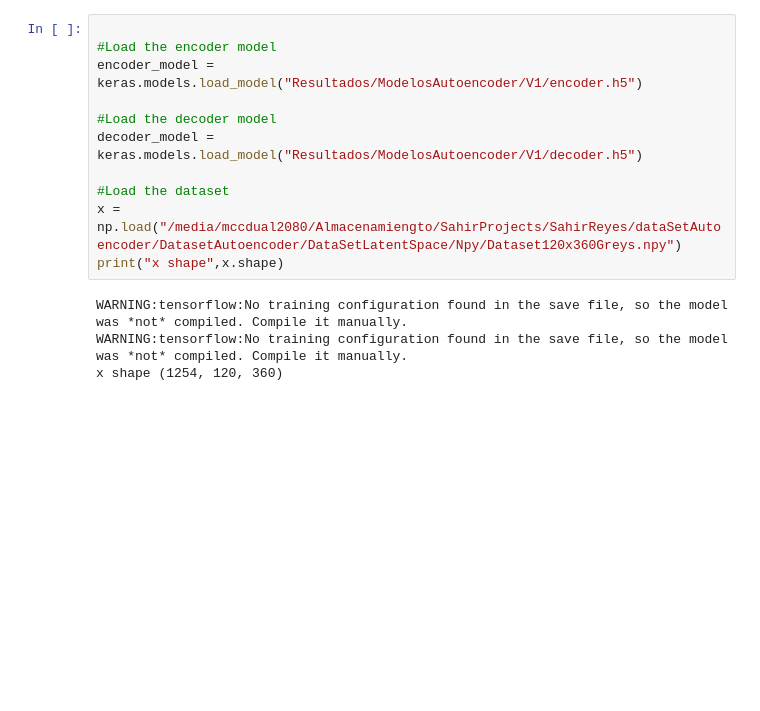
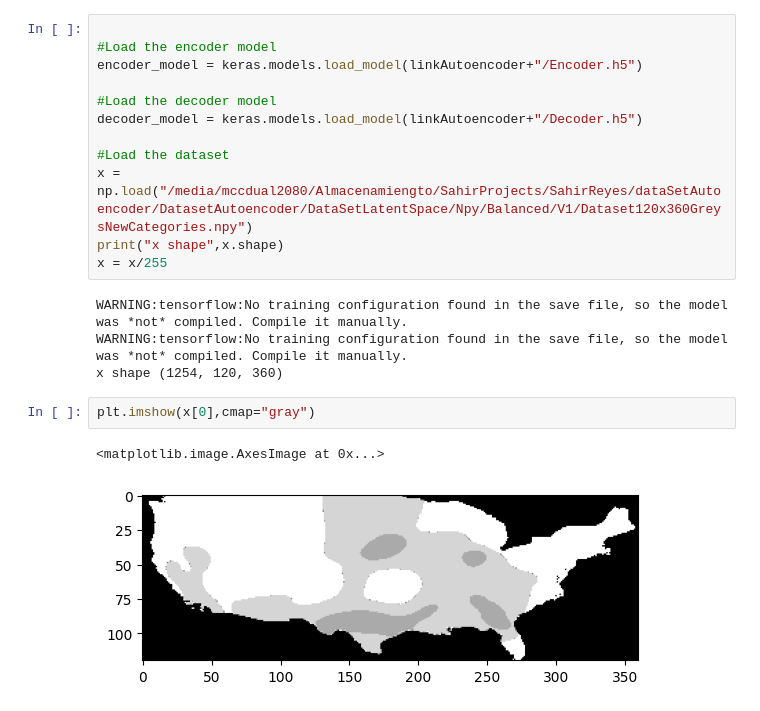
Before and after one commit to SahirReyes30/AutoencoderConvLSTMFiltros, a Jupyter notebook: Paso2CrearNpyParaEntrenarConvLSTM.ipynb, the cells around one changed output. Saved outputs shown, nothing was run; the diff lists cells and outputs as text; blank space fills up the shorter version.

```diff
--- a/Paso2CrearNpyParaEntrenarConvLSTM.ipynb
+++ b/Paso2CrearNpyParaEntrenarConvLSTM.ipynb
@@ -17,15 +19,21 @@ To enable them in other operations, rebuild TensorFlow with the appropriate comp
 # %%
 
 #Load the encoder model
-encoder_model = keras.models.load_model("Resultados/ModelosAutoencoder/V1/encoder.h5")
+encoder_model = keras.models.load_model(linkAutoencoder+"/Encoder.h5")
 
 #Load the decoder model
-decoder_model = keras.models.load_model("Resultados/ModelosAutoencoder/V1/decoder.h5")
+decoder_model = keras.models.load_model(linkAutoencoder+"/Decoder.h5")
 
 #Load the dataset
-x = np.load("/media/mccdual2080/Almacenamiengto/SahirProjects/SahirReyes/dataSetAutoencoder/DatasetAutoencoder/DataSetLatentSpace/Npy/Dataset120x360Greys.npy")
+x = np.load("/media/mccdual2080/Almacenamiengto/SahirProjects/SahirReyes/dataSetAutoencoder/DatasetAutoencoder/DataSetLatentSpace/Npy/Balanced/V1/Dataset120x360GreysNewCategories.npy")
 print("x shape",x.shape)
+x = x/255
 # %% [output]
 WARNING:tensorflow:No training configuration found in the save file, so the model was *not* compiled. Compile it manually.
 WARNING:tensorflow:No training configuration found in the save file, so the model was *not* compiled. Compile it manually.
 x shape (1254, 120, 360)
+# %%
+plt.imshow(x[0],cmap="gray")
+# %% [output]
+<matplotlib.image.AxesImage at 0x...>
+[figure, added]
```
Also changed, not shown: parts of 6 cells of this notebook, 4 other files.
